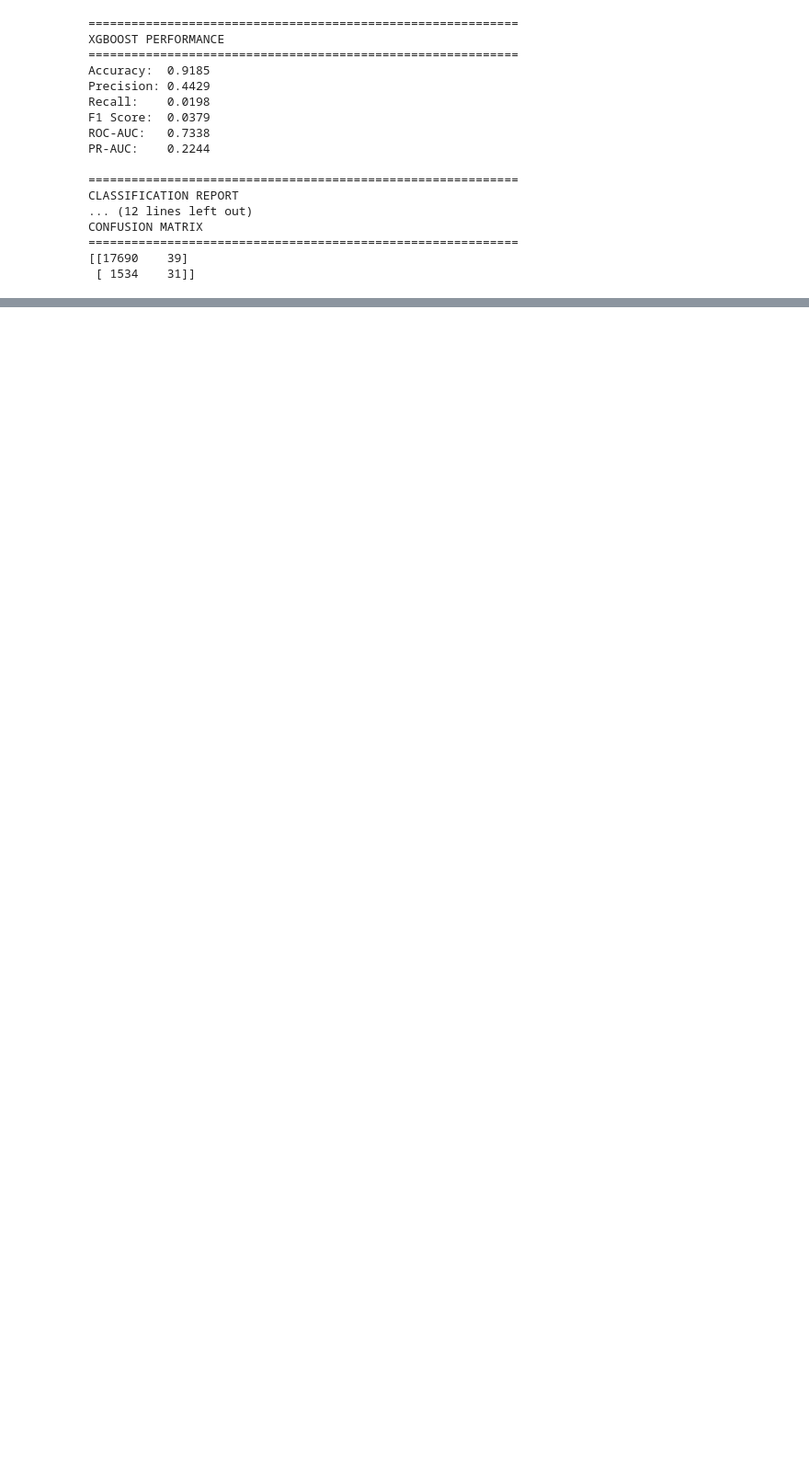
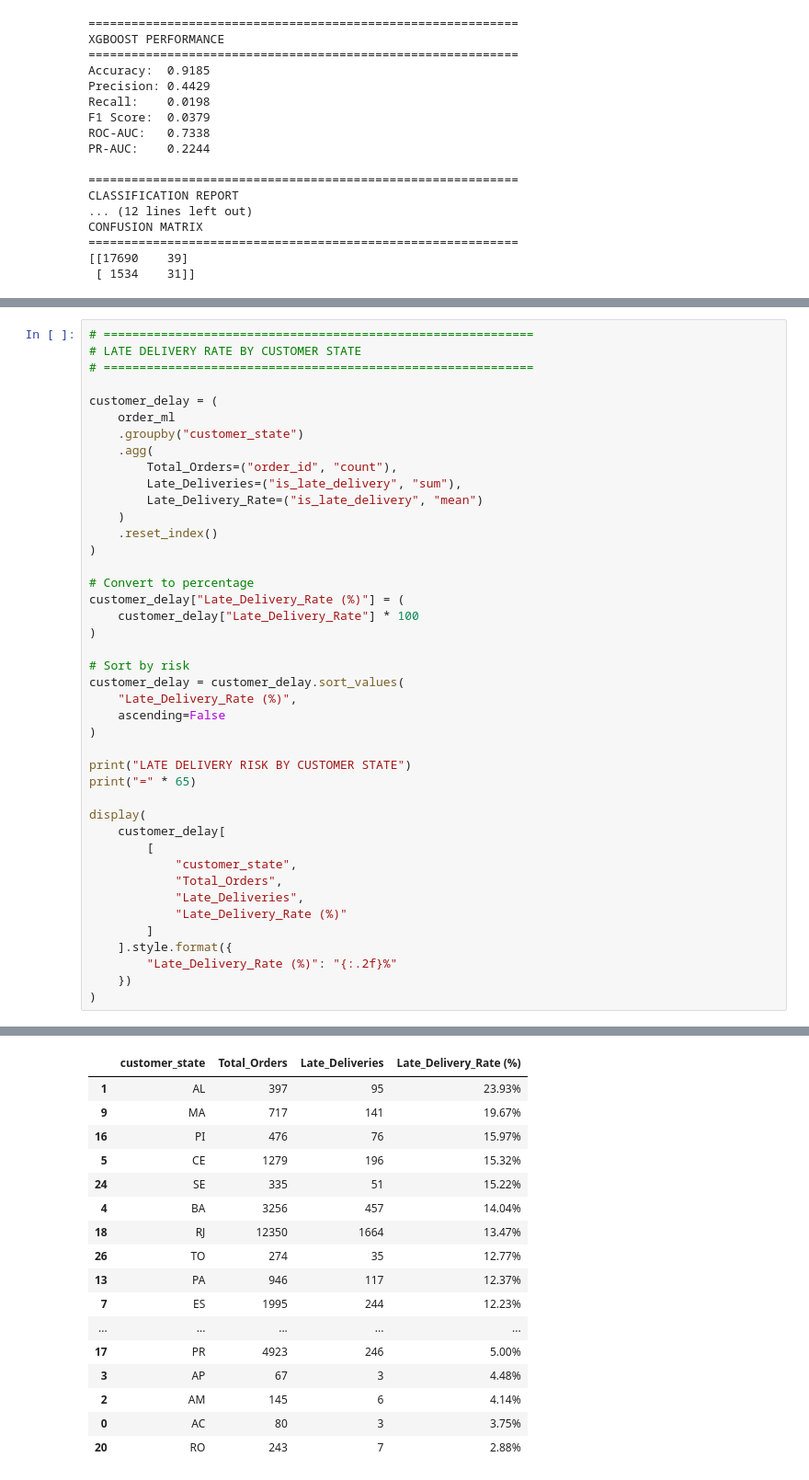
Before and after one commit to abhisarthak/AI-Driven-Circular-Supply-Chain-Optimization, a Jupyter notebook: notebooks/02_data_preprocessing.ipynb, the cells around one changed output, grey strips where cells are left out. Shown at 92% size. Cells and saved outputs as stored; diff of their text form; blank space fills up the shorter version.

```diff
--- a/notebooks/02_data_preprocessing.ipynb
+++ b/notebooks/02_data_preprocessing.ipynb
@@ -3526,0 +3906,43 @@ CONFUSION MATRIX
+# %%
+# ============================================================
+# LATE DELIVERY RATE BY CUSTOMER STATE
+# ============================================================
+
+customer_delay = (
+    order_ml
+    .groupby("customer_state")
+    .agg(
+        Total_Orders=("order_id", "count"),
+        Late_Deliveries=("is_late_delivery", "sum"),
+        Late_Delivery_Rate=("is_late_delivery", "mean")
+    )
+    .reset_index()
+)
+
+# Convert to percentage
+customer_delay["Late_Delivery_Rate (%)"] = (
+    customer_delay["Late_Delivery_Rate"] * 100
+)
+
+# Sort by risk
+customer_delay = customer_delay.sort_values(
+    "Late_Delivery_Rate (%)",
+    ascending=False
+)
+
+print("LATE DELIVERY RISK BY CUSTOMER STATE")
+print("=" * 65)
+
+display(
+    customer_delay[
+        [
+            "customer_state",
+            "Total_Orders",
+            "Late_Deliveries",
+            "Late_Delivery_Rate (%)"
+        ]
+    ].style.format({
+        "Late_Delivery_Rate (%)": "{:.2f}%"
+    })
+)
+# %% [output]
@@ -3526,0 +3951,17 @@ CONFUSION MATRIX
+|  | customer_state | Total_Orders | Late_Deliveries | Late_Delivery_Rate (%) |
+| 1 | AL | 397 | 95 | 23.93% |
+| 9 | MA | 717 | 141 | 19.67% |
+| 16 | PI | 476 | 76 | 15.97% |
+| 5 | CE | 1279 | 196 | 15.32% |
+| 24 | SE | 335 | 51 | 15.22% |
+| 4 | BA | 3256 | 457 | 14.04% |
+| 18 | RJ | 12350 | 1664 | 13.47% |
+| 26 | TO | 274 | 35 | 12.77% |
+| 13 | PA | 946 | 117 | 12.37% |
+| 7 | ES | 1995 | 244 | 12.23% |
+| ... | ... | ... | ... | ... |
+| 17 | PR | 4923 | 246 | 5.00% |
+| 3 | AP | 67 | 3 | 4.48% |
+| 2 | AM | 145 | 6 | 4.14% |
+| 0 | AC | 80 | 3 | 3.75% |
+| 20 | RO | 243 | 7 | 2.88% |
```
Also changed, not shown: parts of 13 cells of this notebook.
